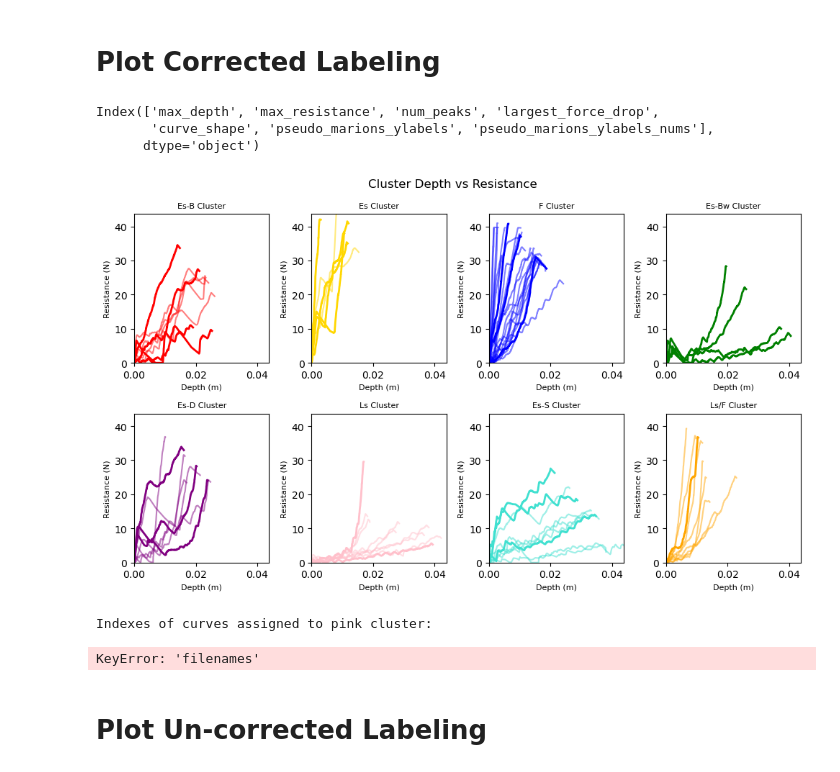
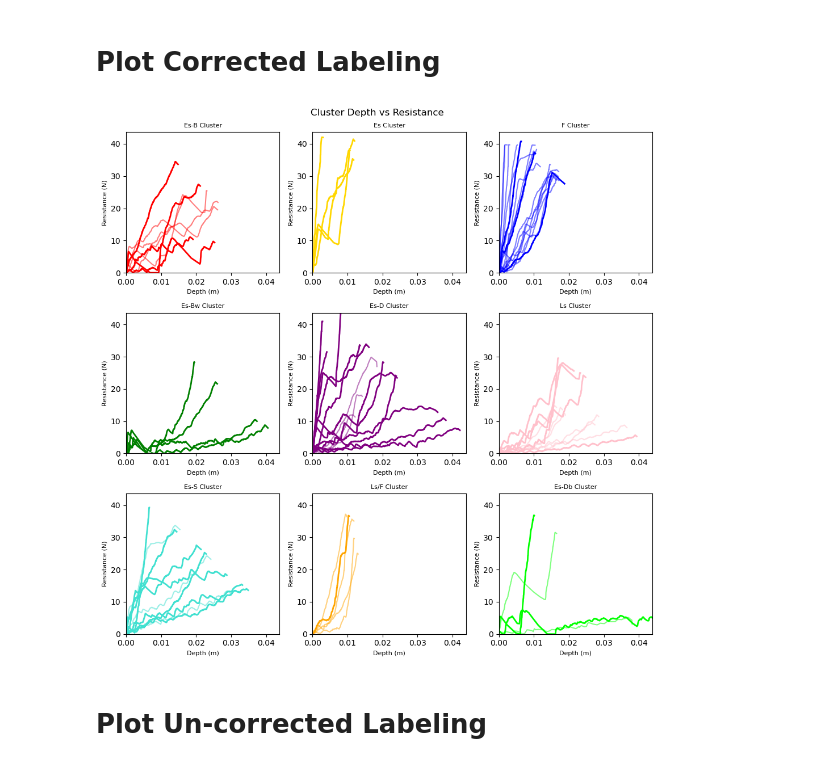
Before and after one commit to liamtbo/LASSIE, a Jupyter notebook: marions_clustering.ipynb, the cells around one changed output. Drawn from its saved outputs; the diff is of its cells as text; code cells hidden in the pictures.

Commit message:
add marions_ylabels_3, increasing specification and accury wrt to marions labels

```diff
--- a/marions_clustering.ipynb
+++ b/marions_clustering.ipynb
@@ -25,7 +25,9 @@ data_features = pd.read_csv("data/features.csv")
 data_features = plotting.extract_needed_cols(data_features, remove_cols=['feifeis_ylabels', 'liams_ylabels', 'distances'])
 clustering_features = plotting.extract_numerical_features(data_features)
 
-ylabel_name = 'marions_ylabels'
+
+ylabel_name = 'marions_ylabels_3'
+ylabel_to_cluster_num = {'ES-B':0, 'ES':1, 'F':2, 'ES-BW':3, 'ES-D':4, 'LS':5, 'ES-S':6, 'LS/F':7, 'ES-DB':8}
 marions_labeled_data = data_features[data_features[ylabel_name].notna()].copy() # removes NaN's which correspond to non-labled data
 print(f'marions_labeled_data: \n{marions_labeled_data[:3]}')
 # %% [output]
@@ -134,25 +135,19 @@ plotting.plot_pca(marions_labeled_data, marions_labeled_data[f'{ylabel_name}_num
 # %%
 def correct_pseudo_ylabels_to_actual(pseudo_labeled_data:pd.DataFrame, actual_labeled_data:pd.DataFrame, ylabel_name, changed_ylabel_idxs):
     corrected_pseudo_labeled_data = pseudo_labeled_data.copy()
     corrected_pseudo_labeled_data.loc[changed_ylabel_idxs, f'pseudo_{ylabel_name}'] = actual_labeled_data[ylabel_name]
     corrected_pseudo_labeled_data.loc[changed_ylabel_idxs, f'pseudo_{ylabel_name}_nums'] = actual_labeled_data[f'{ylabel_name}_nums']
     return corrected_pseudo_labeled_data
 
-print(pseudo_labeled_data.columns)
 corrected_pseudo_labeled_data = correct_pseudo_ylabels_to_actual(pseudo_labeled_data, marions_labeled_data, ylabel_name, changed_ylabel_idxs)
+
 
 plotting.plot_clusters_seperately(corrected_pseudo_labeled_data[f'pseudo_{ylabel_name}_nums'],
                                   curve_data, ylabel_name, cluster_category_names=list(ylabel_to_cluster_num.keys()),
                                   pseudo_corrections=marions_labeled_data)
 plotting.plot_pca(corrected_pseudo_labeled_data, corrected_pseudo_labeled_data[f'pseudo_{ylabel_name}_nums'], graph_title="Clustering Corrected Pseudo Labeled Data", num_pc=3, ylabel_name=ylabel_name, centroids=label_centroids)
-plotting.get_curve_idx_from_cluster_color('pink', corrected_pseudo_labeled_data[f'pseudo_{ylabel_name}_nums'], corrected_pseudo_labeled_data.index, corrected_pseudo_labeled_data)
 # %% [output]
-Index(['max_depth', 'max_resistance', 'num_peaks', 'largest_force_drop',
-       'curve_shape', 'pseudo_marions_ylabels', 'pseudo_marions_ylabels_nums'],
-      dtype='object')
-[figure, old version]
+[figure, new version]
-Indexes of curves assigned to pink cluster:
-KeyError: 'filenames'
 # %% [markdown]
 # Plot Un-corrected Labeling
 # %%
```
Also changed, not shown: parts of 7 cells of this notebook, 2 other files.
